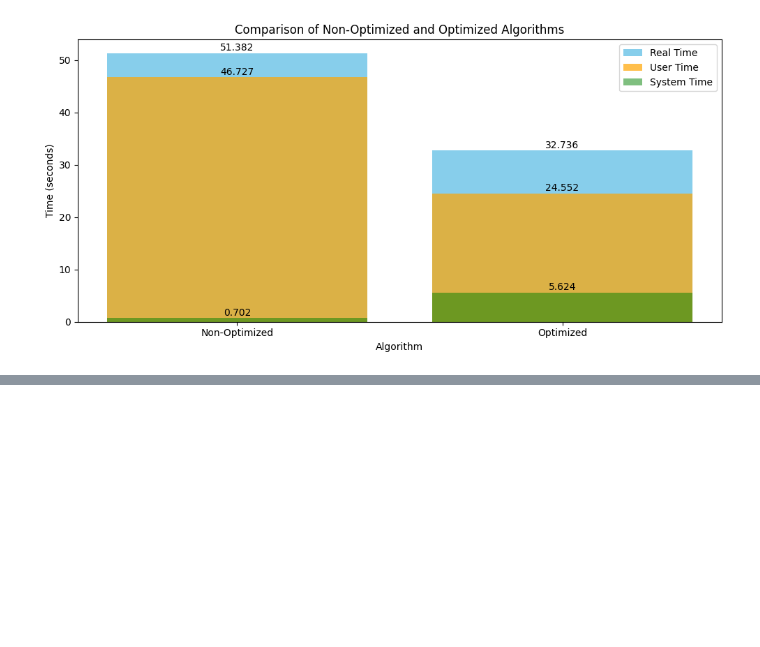
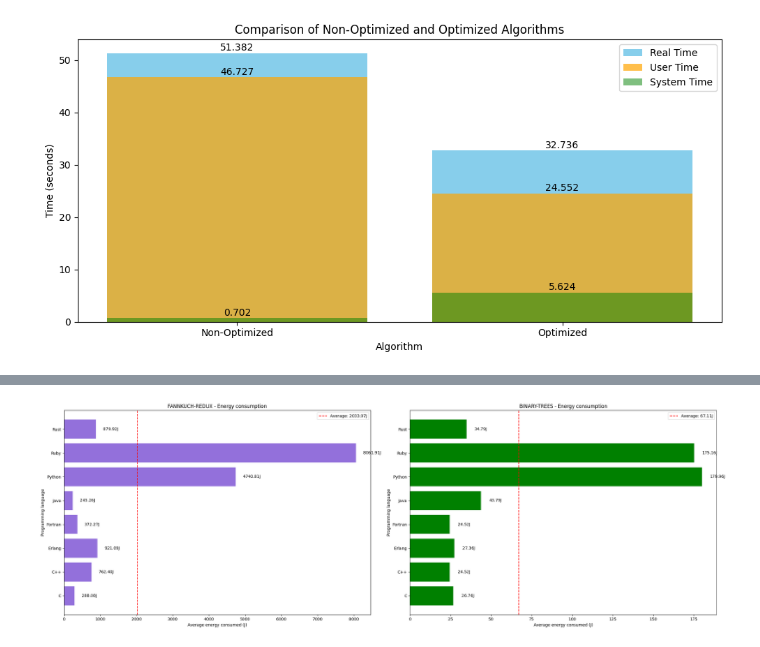
Before and after one commit to reynaldesgr/HPC-Benchmark, a Jupyter notebook: notebook/results.ipynb, the cells around one changed output, grey strips where cells are left out. Saved outputs shown, nothing was run; the diff lists cells and outputs as text; code cells hidden in the pictures; blank space fills up the shorter version.

```diff
--- a/notebook/results.ipynb
+++ b/notebook/results.ipynb
@@ -464,0 +491,36 @@ plt.show()
+# %%
+fig, axs = plt.subplots(1, 2, figsize=(24, 8))
+
+energy_consumed_fannkuch     = [288.08, 762.40, 921.09, 372.27, 245.26, 4740.81, 8061.91, 879.92]
+energy_consumed_binary_trees = [26.76, 24.52, 27.36, 24.52, 43.79, 179.96, 175.16, 34.79]
+
+bars_updated = axs[0].barh(languages, energy_consumed_fannkuch, color='mediumpurple')
+avg_energy_updated = np.mean(energy_consumed_fannkuch)
+axs[0].axvline(avg_energy_updated, color='red', linestyle='--', label=f'Average: {avg_energy_updated:.2f}J')
+for bar in bars_updated:
+    width = bar.get_width()
+    label_x_pos = width + 200
+    axs[0].text(label_x_pos, bar.get_y() + bar.get_height() / 2, f'{width:.2f}J', va='center')
+
+bars_original = axs[1].barh(languages, energy_consumed_binary_trees, color='green')
+avg_energy_original = np.mean(energy_consumed_binary_trees)
+axs[1].axvline(avg_energy_original, color='red', linestyle='--', label=f'Average: {avg_energy_original:.2f}J')
+for bar in bars_original:
+    width = bar.get_width()
+    label_x_pos = width + 5
+    axs[1].text(label_x_pos, bar.get_y() + bar.get_height() / 2, f'{width:.2f}J', va='center')
+
+axs[0].set_title('FANNKUCH-REDUX - Energy consumption')
+axs[0].set_xlabel('Average energy consumed (J)')
+axs[0].set_ylabel('Programming language')
+axs[0].legend()
+
+axs[1].set_title('BINARY-TREES - Energy consumption')
+axs[1].set_xlabel('Average energy consumed (J)')
+axs[1].set_ylabel('Programming language')
+axs[1].legend()
+
+plt.tight_layout()
+plt.show()
+# %% [output]
+[figure, added]
```
Also changed, not shown: parts of 5 cells of this notebook, 12 other files.
